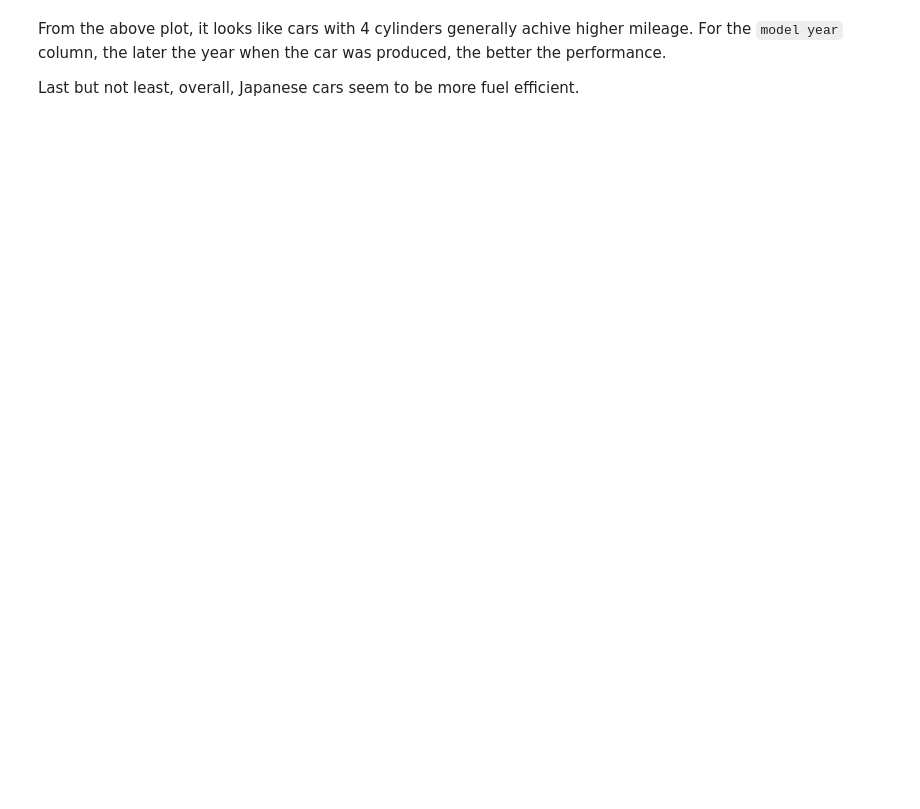
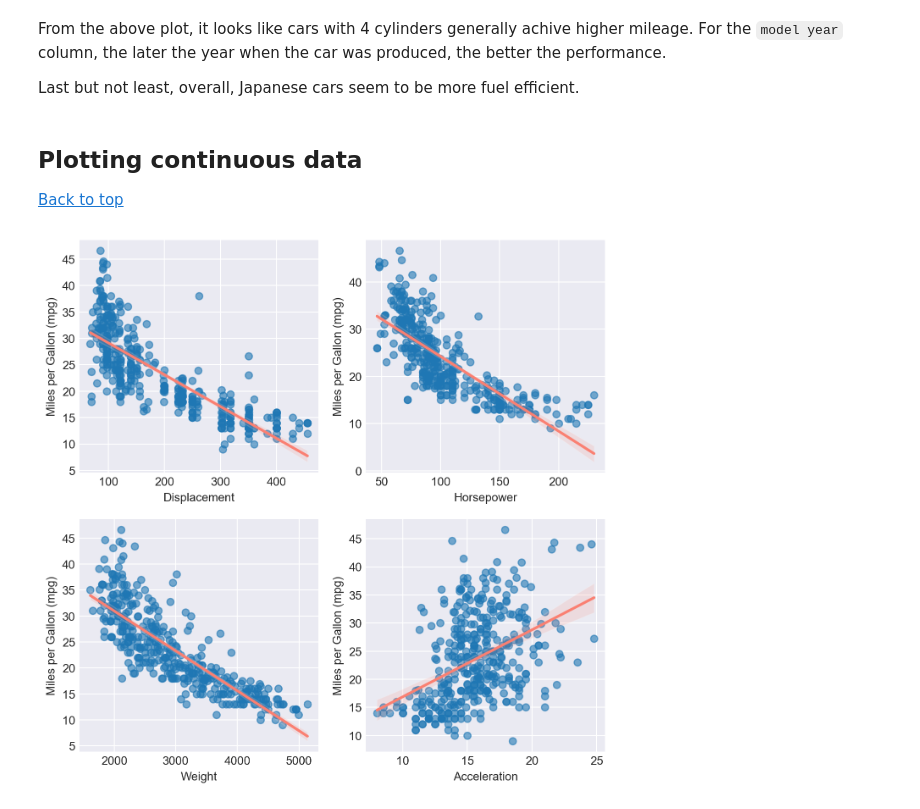
Before and after one commit to Chau-Ngoc/auto-mpg, a Jupyter notebook: auto_mpg_prediction.ipynb, the cells around one changed output. Saved outputs shown, nothing was run; the diff lists cells and outputs as text; code cells hidden in the pictures; blank space fills up the shorter version.

```diff
--- a/auto_mpg_prediction.ipynb
+++ b/auto_mpg_prediction.ipynb
@@ -257,3 +271,47 @@ plt.show()
 From the above plot, it looks like cars with 4 cylinders generally achive higher mileage. For the `model year` column, the later the year when the car was produced, the better the performance.
 
 Last but not least, overall, Japanese cars seem to be more fuel efficient.
+# %% [markdown]
+## Plotting continuous data <a id='continuous-data'></a>
+[Back to top](#top)
+# %%
+continuous_columns = ['displacement', 'horsepower', 'weight', 'acceleration']
+
+fig, axes = plt.subplots(nrows=2, ncols=2, figsize=(8, 8), dpi=200, gridspec_kw={'wspace': 0.2,
+                                                                                  'hspace': 0.2})
+
+# upper left axe
+sns.regplot(data=df_vehicles, x=continuous_columns[0], y='mpg',
+            fit_reg=True, ax=axes[0, 0],
+            line_kws={'color': 'salmon'},
+            scatter_kws={'alpha': 0.6})
+axes[0, 0].set_ylabel('Miles per Gallon (mpg)', fontsize=10)
+axes[0, 0].set_xlabel(continuous_columns[0].title(), fontsize=10)
+
+# upper right axe
+sns.regplot(data=df_vehicles, x=continuous_columns[1], y='mpg',
+            fit_reg=True, ax=axes[0, 1],
+            line_kws={'color': 'salmon'},
+            scatter_kws={'alpha': 0.6})
+axes[0, 1].set_ylabel('Miles per Gallon (mpg)', fontsize=10)
+axes[0, 1].set_xlabel(continuous_columns[1].title(), fontsize=10)
+
+# lower left axe
+sns.regplot(data=df_vehicles, x=continuous_columns[2], y='mpg',
+            fit_reg=True, ax=axes[1, 0],
+            line_kws={'color': 'salmon'},
+            scatter_kws={'alpha': 0.6})
+axes[1, 0].set_ylabel('Miles per Gallon (mpg)', fontsize=10)
+axes[1, 0].set_xlabel(continuous_columns[2].title(), fontsize=10)
+
+# lower right axe
+sns.regplot(data=df_vehicles, x=continuous_columns[3], y='mpg',
+            fit_reg=True, ax=axes[1, 1],
+            line_kws={'color': 'salmon'},
+            scatter_kws={'alpha': 0.6})
+axes[1, 1].set_ylabel('Miles per Gallon (mpg)', fontsize=10)
+axes[1, 1].set_xlabel(continuous_columns[3].title(), fontsize=10)
+
+plt.show()
+# %% [output]
+[figure, added]
```
Also changed, not shown: parts of 11 cells of this notebook.
